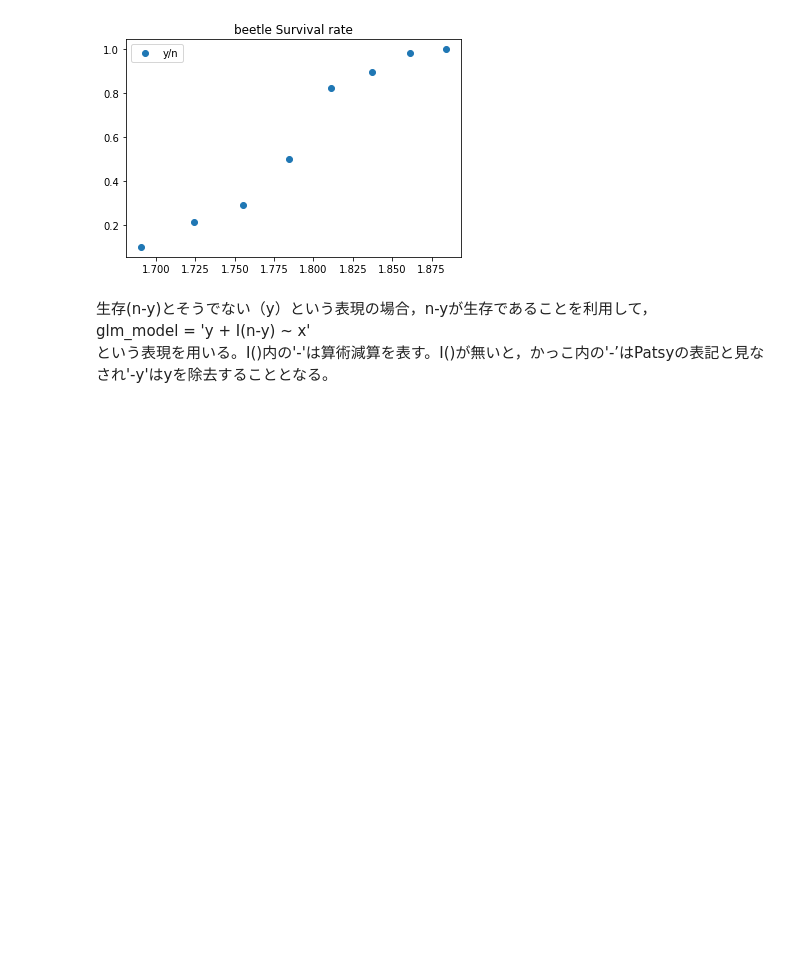
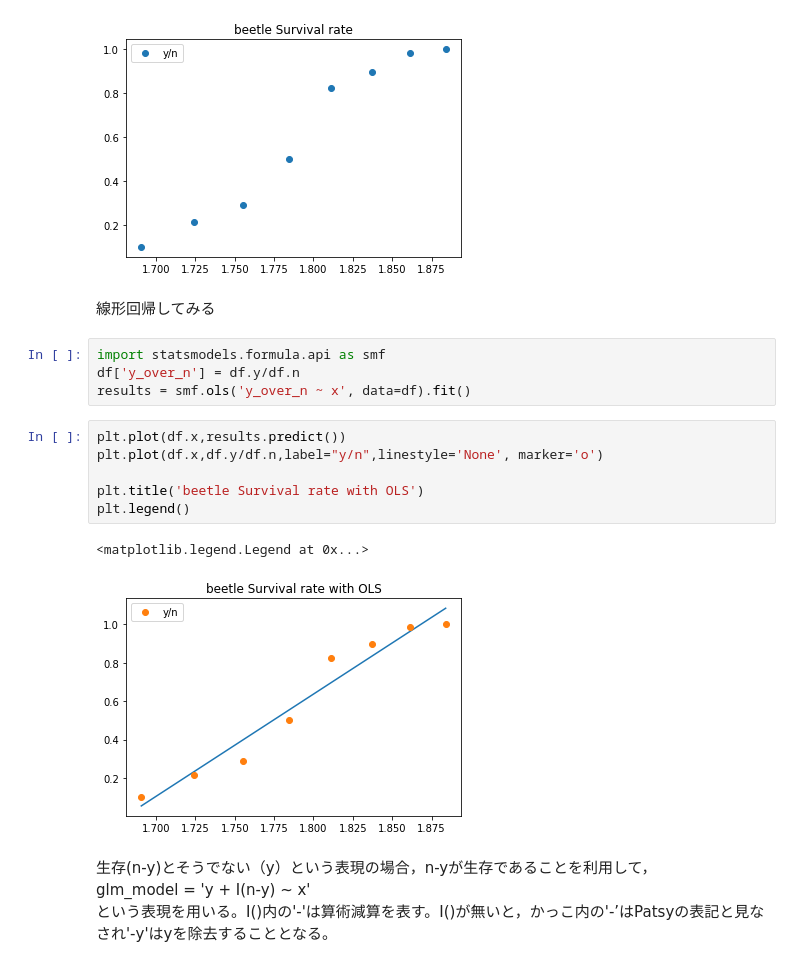
Before and after one commit to miwamasa/DataScience2022, a Jupyter notebook: notebooks/lecture6.ipynb, the cells around one changed output. Drawn from its saved outputs; the diff is of its cells as text; blank space fills up the shorter version.

```diff
--- a/notebooks/lecture6.ipynb
+++ b/notebooks/lecture6.ipynb
@@ -676,6 +685,21 @@ plt.legend()
 # %% [output]
 <matplotlib.legend.Legend at 0x...>
 [figure]
+# %% [markdown]
+線形回帰してみる
+# %%
+import statsmodels.formula.api as smf
+df['y_over_n'] = df.y/df.n
+results = smf.ols('y_over_n ~ x', data=df).fit()
+# %%
+plt.plot(df.x,results.predict())
+plt.plot(df.x,df.y/df.n,label="y/n",linestyle='None', marker='o')
+
+plt.title('beetle Survival rate with OLS')
+plt.legend()
+# %% [output]
+<matplotlib.legend.Legend at 0x...>
+[figure, added]
 # %% [markdown]
 生存(n-y)とそうでない（y）という表現の場合，n-yが生存であることを利用して，<br>
 glm_model = 'y + I(n-y) ~ x' <br>
```
Also changed, not shown: parts of 16 cells of this notebook.
